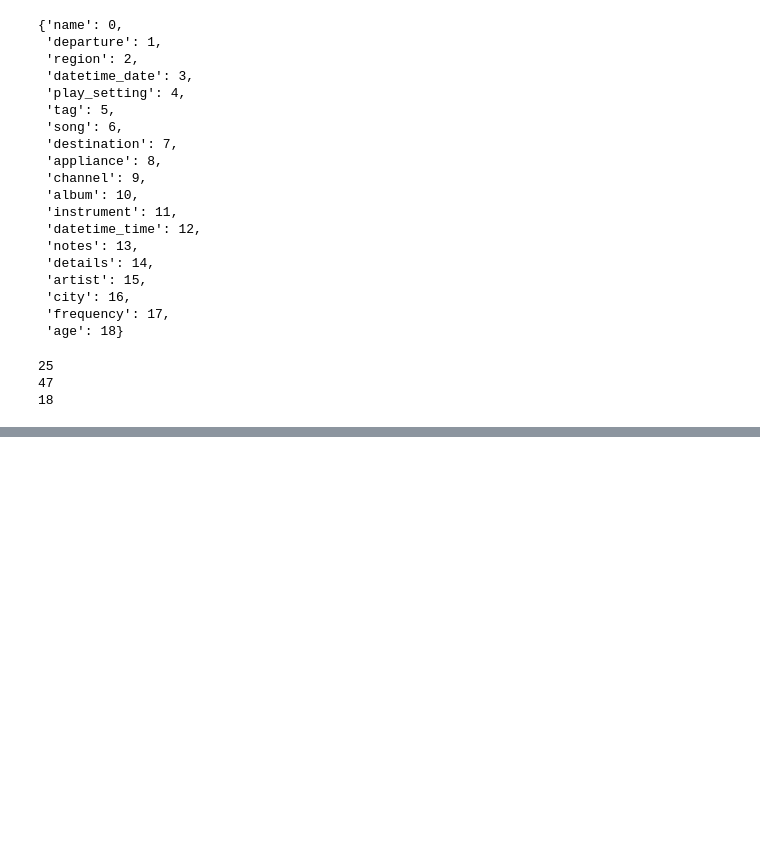
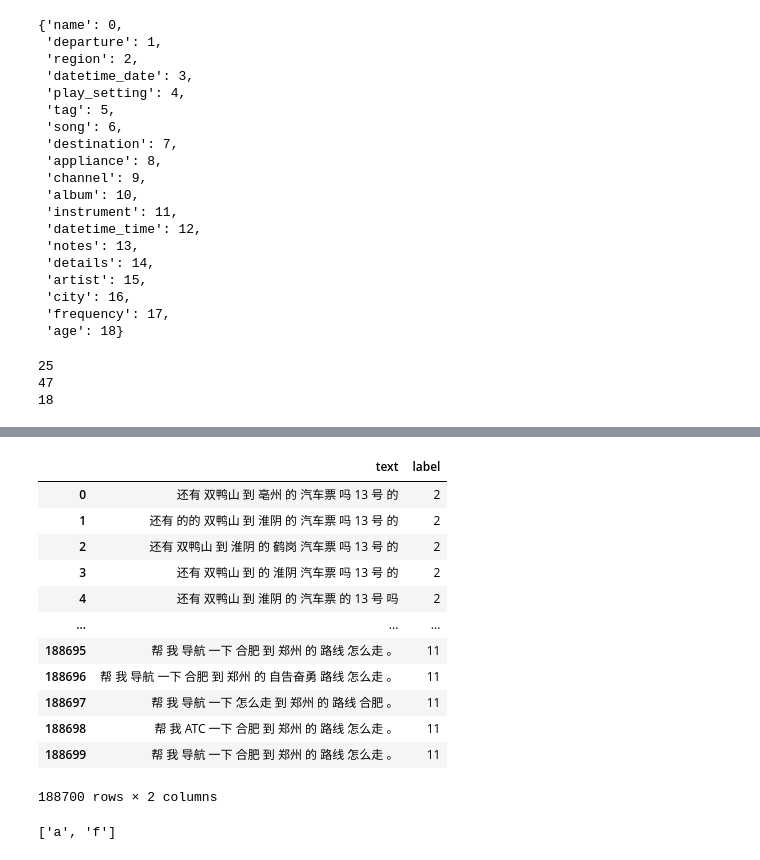
Before and after one commit to EeyoreLee/EarleeNLP, a Jupyter notebook: notebook/data2mrc.ipynb, the cells around one changed output, grey strips where cells are left out. Saved outputs shown, nothing was run; the diff lists cells and outputs as text; code cells hidden in the pictures; blank space fills up the shorter version.

```diff
--- a/notebook/data2mrc.ipynb
+++ b/notebook/data2mrc.ipynb
@@ -797,0 +857,3 @@ for i in range(len(dataset)):
+# %%
+a_text = json.load(open('/ai/223/person/lichunyu/datasets/dataf/test/test_A_text.json', 'r'))
+a_text
@@ -797,0 +969,29 @@ for i in range(len(dataset)):
+# %%
+aug_data = {
+    'text': [],
+    'label': []
+}
+with open('/root/EarleeNLP/data/datafountain/train_only_cls_obtain_2000_other_augmented.txt', 'r') as f:
+    d_list = f.read().splitlines()
+
+for i in d_list:
+    label, text = i.split('\t')
+    aug_data['text'].append(text)
+    aug_data['label'].append(int(label))
+
+df_aug = pd.DataFrame(aug_data)
+df_aug
+# %% [output]
+|  | text | label |
+| 0 | 还有 双鸭山 到 亳州 的 汽车票 吗 13 号 的 | 2 |
+| 1 | 还有 的的 双鸭山 到 淮阴 的 汽车票 吗 13 号 的 | 2 |
+| 2 | 还有 双鸭山 到 淮阴 的 鹤岗 汽车票 吗 13 号 的 | 2 |
+| 3 | 还有 双鸭山 到 的 淮阴 汽车票 吗 13 号 的 | 2 |
+| 4 | 还有 双鸭山 到 淮阴 的 汽车票 的 13 号 吗 | 2 |
+| ... | ... | ... |
+| 188695 | 帮 我 导航 一下 合肥 到 郑州 的 路线 怎么走 。 | 11 |
+| 188696 | 帮 我 导航 一下 合肥 到 郑州 的 自告奋勇 路线 怎么走 。 | 11 |
+| 188697 | 帮 我 导航 一下 怎么走 到 郑州 的 路线 合肥 。 | 11 |
+| 188698 | 帮 我 ATC 一下 合肥 到 郑州 的 路线 怎么走 。 | 11 |
+| 188699 | 帮 我 导航 一下 合肥 到 郑州 的 路线 怎么走 。 | 11 |
+188700 rows × 2 columns
@@ -797,0 +1000,4 @@ for i in range(len(dataset)):
+# %%
+'asf'.split('s')
+# %% [output]
+['a', 'f']
```
Also changed, not shown: parts of 15 cells of this notebook, 8 other files.
